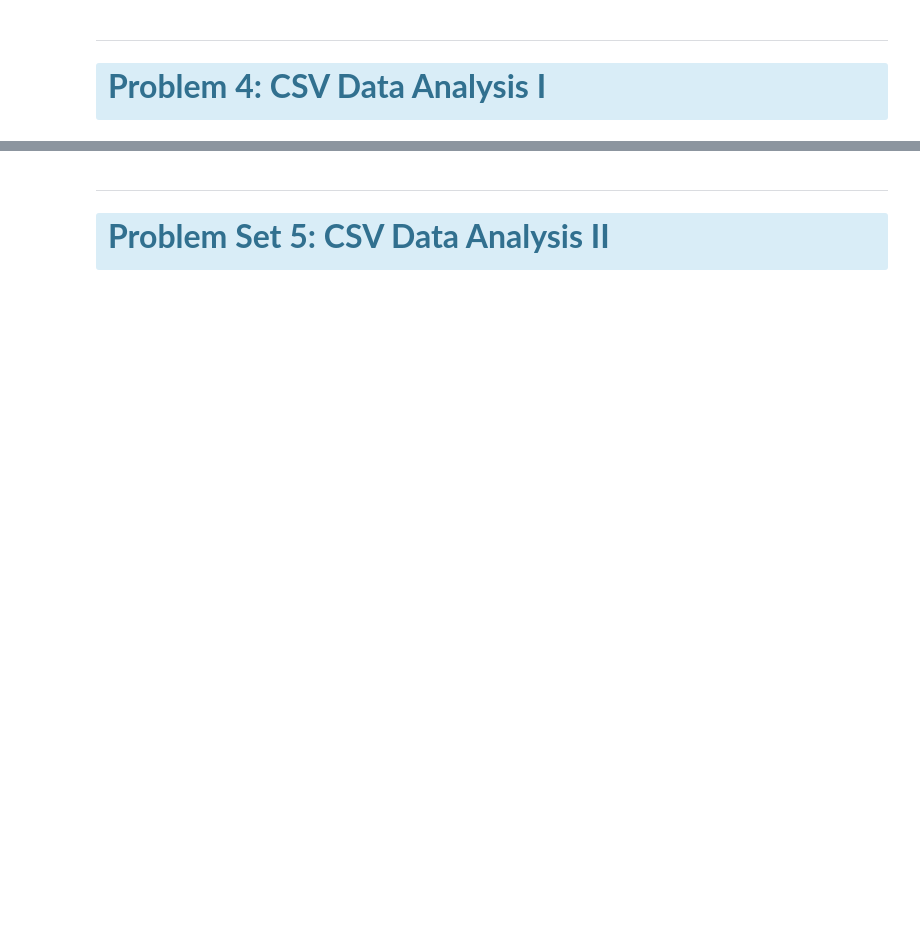
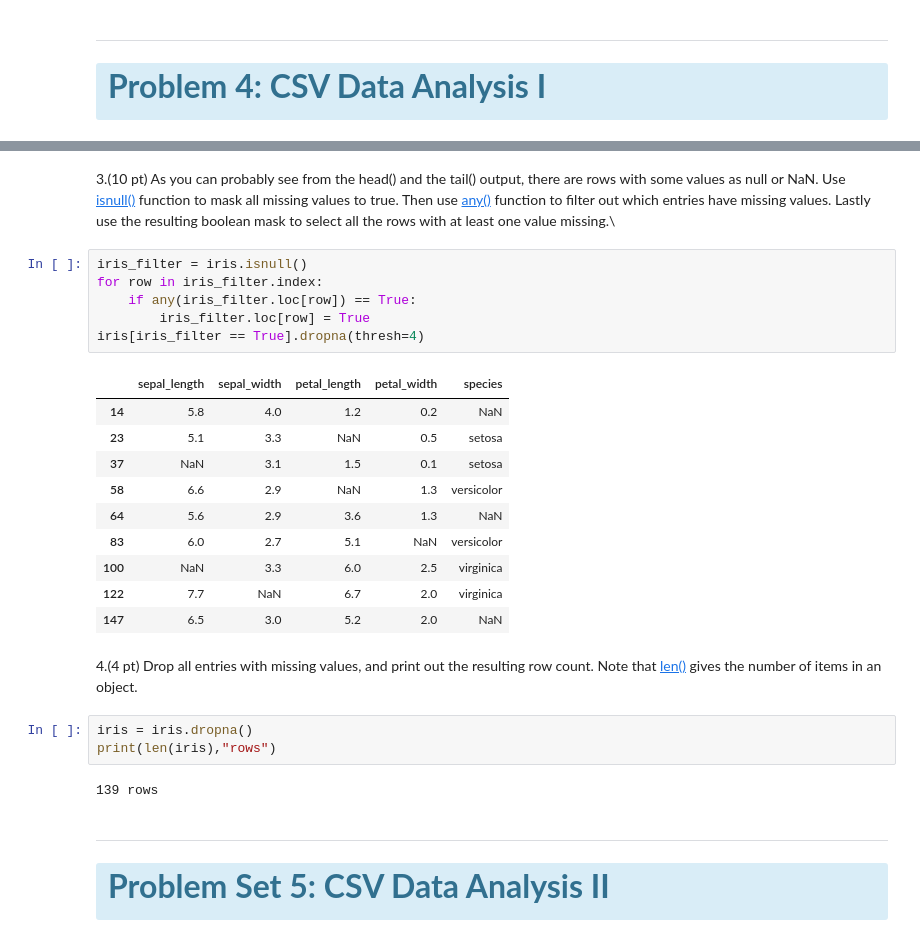
Before and after one commit to baconarray/DS5010_HW4, a Jupyter notebook: beaulieu_hw4.ipynb, the cells around one changed output, grey strips where cells are left out. Cells and saved outputs as stored; diff of their text form; blank space fills up the shorter version.

```diff
--- a/beaulieu_hw4.ipynb
+++ b/beaulieu_hw4.ipynb
@@ -131,3 +283,29 @@ Mind that each question uses result from the previous question. Using the result
+# %% [markdown]
+3.(10 pt) As you can probably see from the head() and the tail() output, there are rows with some values as null or NaN. Use [isnull()](https://www.w3schools.com/python/pandas/ref_df_isnull.asp) function to mask all missing values to true. Then use [any()](https://www.w3schools.com/python/ref_func_any.asp) function to filter out which entries have missing values. Lastly use the resulting boolean mask to select all the rows with at least one value missing.\
+# %%
+iris_filter = iris.isnull()
+for row in iris_filter.index:
+    if any(iris_filter.loc[row]) == True:
+        iris_filter.loc[row] = True
+iris[iris_filter == True].dropna(thresh=4)
+# %% [output]
+|  | sepal_length | sepal_width | petal_length | petal_width | species |
+| 14 | 5.8 | 4.0 | 1.2 | 0.2 | NaN |
+| 23 | 5.1 | 3.3 | NaN | 0.5 | setosa |
+| 37 | NaN | 3.1 | 1.5 | 0.1 | setosa |
+| 58 | 6.6 | 2.9 | NaN | 1.3 | versicolor |
+| 64 | 5.6 | 2.9 | 3.6 | 1.3 | NaN |
+| 83 | 6.0 | 2.7 | 5.1 | NaN | versicolor |
+| 100 | NaN | 3.3 | 6.0 | 2.5 | virginica |
+| 122 | 7.7 | NaN | 6.7 | 2.0 | virginica |
+| 147 | 6.5 | 3.0 | 5.2 | 2.0 | NaN |
+# %% [markdown]
+4.(4 pt) Drop all entries with missing values, and print out the resulting row count. Note that [len()](https://www.w3schools.com/python/ref_func_len.asp) gives the number of items in an object.
+# %%
+iris = iris.dropna()
+print(len(iris),"rows")
+# %% [output]
+139 rows
 # %% [markdown]
 ----
 # %% [markdown]
```
Also changed, not shown: parts of 44 cells of this notebook.
